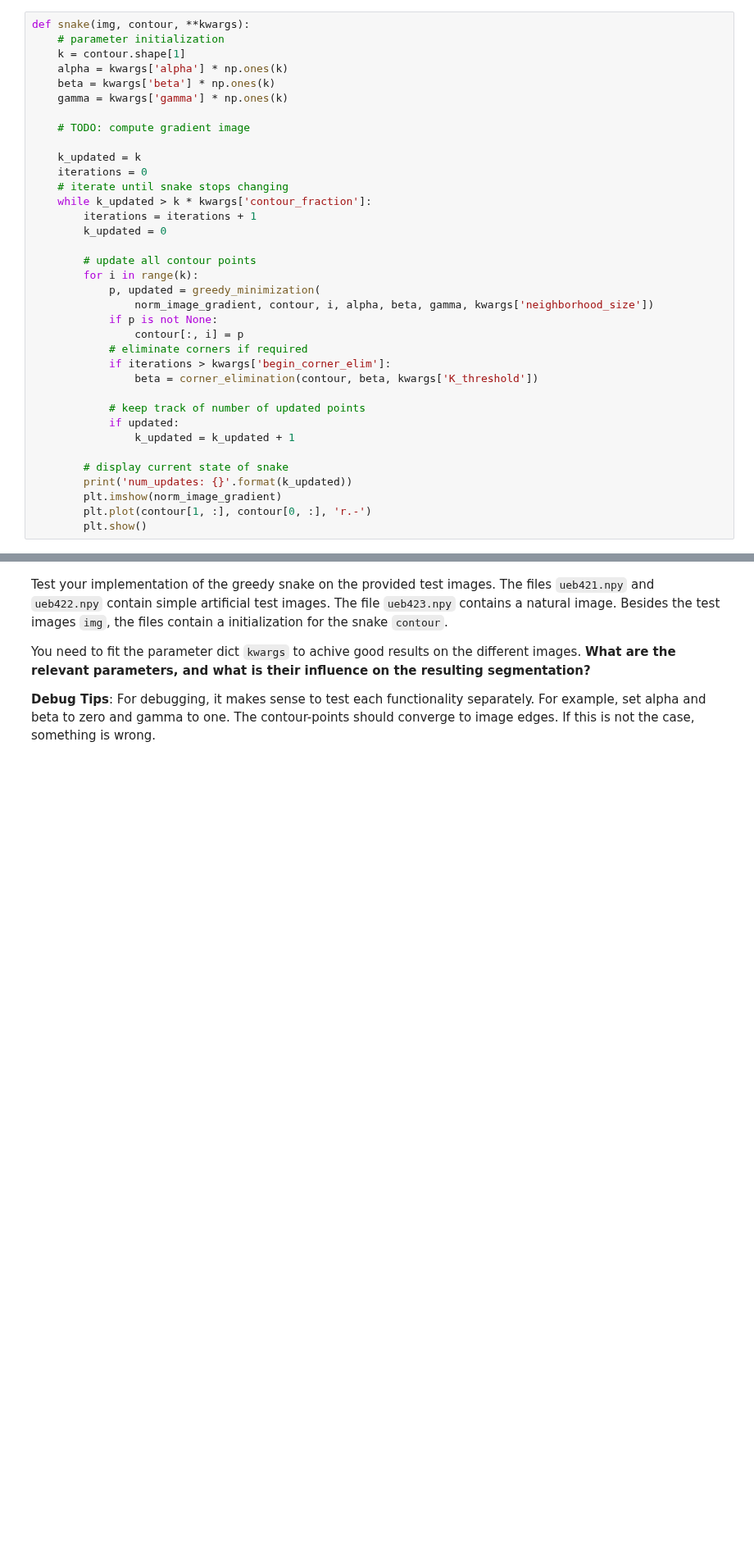
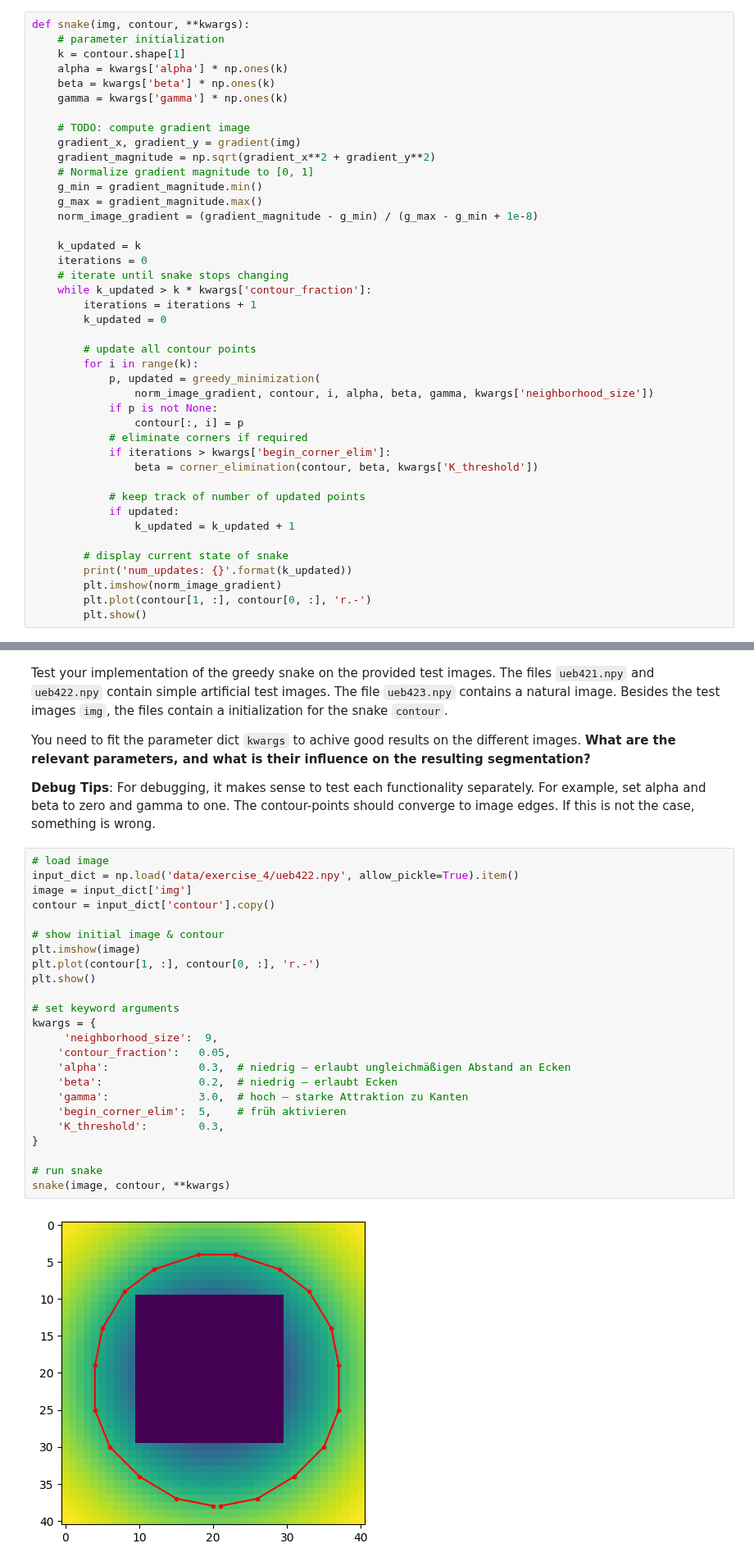
Before and after one commit to Jette-j/Computervision, a Jupyter notebook: exercise_4.ipynb, the cells around one changed output, grey strips where cells are left out. Shown at 82% size. Saved outputs shown, nothing was run; the diff lists cells and outputs as text; blank space fills up the shorter version.

```diff
--- a/exercise_4.ipynb
+++ b/exercise_4.ipynb
@@ -54,6 +54,12 @@ def snake(img, contour, **kwargs):
     gamma = kwargs['gamma'] * np.ones(k)
 
     # TODO: compute gradient image
+    gradient_x, gradient_y = gradient(img)
+    gradient_magnitude = np.sqrt(gradient_x**2 + gradient_y**2)
+    # Normalize gradient magnitude to [0, 1]
+    g_min = gradient_magnitude.min()
+    g_max = gradient_magnitude.max()
+    norm_image_gradient = (gradient_magnitude - g_min) / (g_max - g_min + 1e-8)
 
     k_updated = k
     iterations = 0
@@ -192,3 +235,29 @@ You need to fit the parameter dict `kwargs` to achive good results on the differ
 **What are the relevant parameters, and what is their influence on the resulting segmentation?**
 
 **Debug Tips**: For debugging, it makes sense to test each functionality separately. For example, set alpha and beta to zero and gamma to one. The contour-points should converge to image edges. If this is not the case, something is wrong.
+# %%
+# load image
+input_dict = np.load('data/exercise_4/ueb422.npy', allow_pickle=True).item()
+image = input_dict['img']
+contour = input_dict['contour'].copy()
+
+# show initial image & contour
+plt.imshow(image)
+plt.plot(contour[1, :], contour[0, :], 'r.-')
+plt.show()
+
+# set keyword arguments
+kwargs = {
+     'neighborhood_size':  9,
+    'contour_fraction':   0.05,
+    'alpha':              0.3,  # niedrig – erlaubt ungleichmäßigen Abstand an Ecken
+    'beta':               0.2,  # niedrig – erlaubt Ecken
+    'gamma':              3.0,  # hoch – starke Attraktion zu Kanten
+    'begin_corner_elim':  5,    # früh aktivieren
+    'K_threshold':        0.3,
+}
+
+# run snake
+snake(image, contour, **kwargs)
+# %% [output]
+[figure, added]
```
Also changed, not shown: parts of 6 cells of this notebook.
